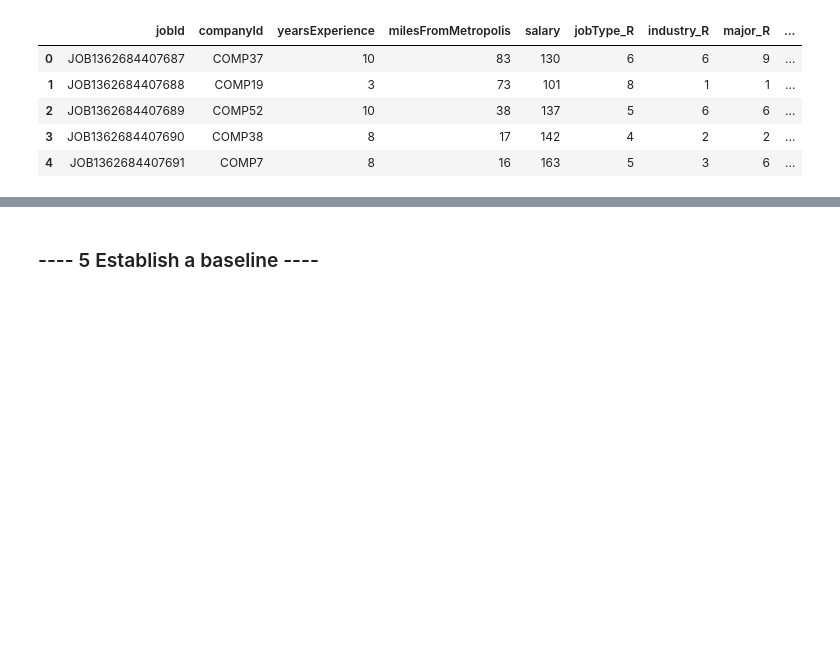
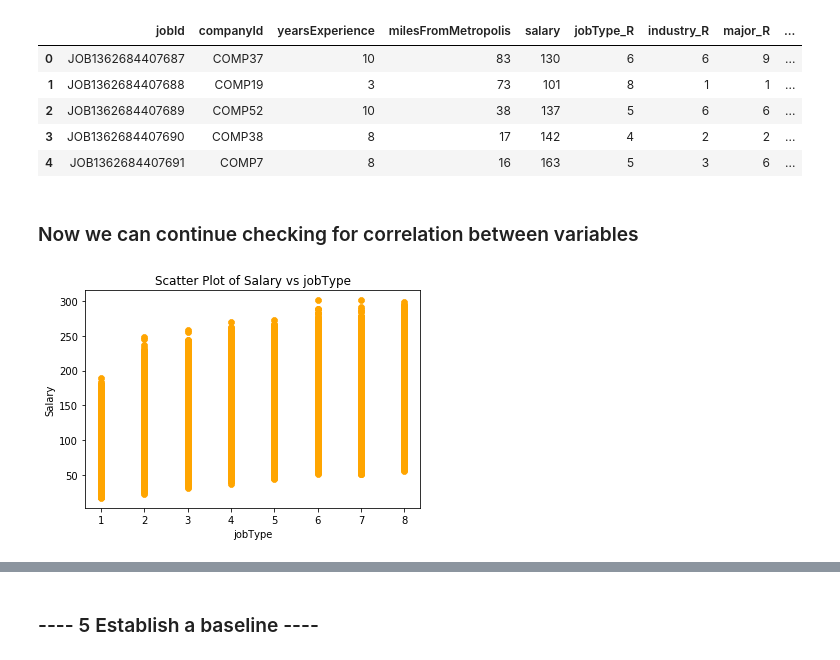
Before and after one commit to cdean4/salary-prediction-portfolio, a Jupyter notebook: SalaryProject.ipynb, the cells around one changed output, grey strips where cells are left out. Saved outputs shown, nothing was run; the diff lists cells and outputs as text; code cells hidden in the pictures; blank space fills up the shorter version.

Commit message:
Continue checking correlation between variables

```diff
--- a/SalaryProject.ipynb
+++ b/SalaryProject.ipynb
@@ -579,3 +579,17 @@ data_train_copy.head()
 | 2 | JOB1362684407689 | COMP52 | 10 | 38 | 137 | 5 | 6 | 6 | ... |
 | 3 | JOB1362684407690 | COMP38 | 8 | 17 | 142 | 4 | 2 | 2 | ... |
 | 4 | JOB1362684407691 | COMP7 | 8 | 16 | 163 | 5 | 3 | 6 | ... |
+# %% [markdown]
+### Now we can continue checking for correlation between variables
+# %%
+# Plot salary vs jobType and visually check for any correlation
+x3 = data_train_copy.jobType_R
+y = data_train_copy.salary
+
+plt.scatter(x3,y, marker='8', color = 'orange')
+plt.title("Scatter Plot of Salary vs jobType")
+plt.xlabel("jobType")
+plt.ylabel("Salary")
+plt.show()
+# %% [output]
+[figure, added]
```
Also changed, not shown: parts of 4 cells of this notebook.
